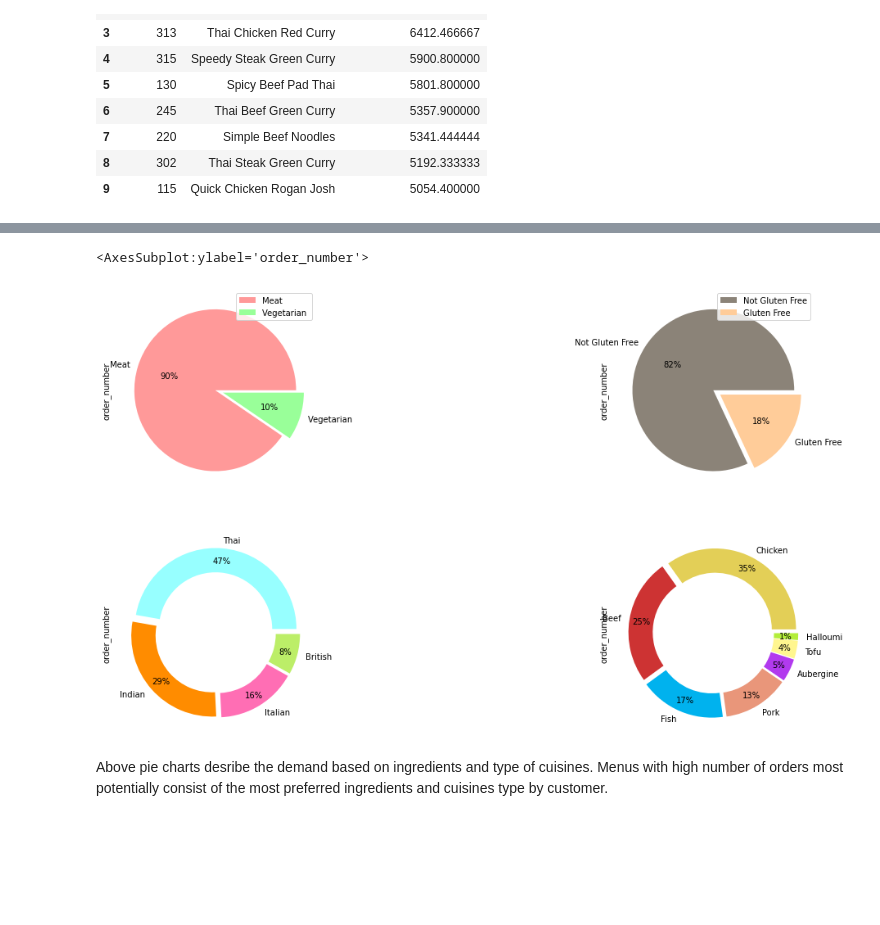
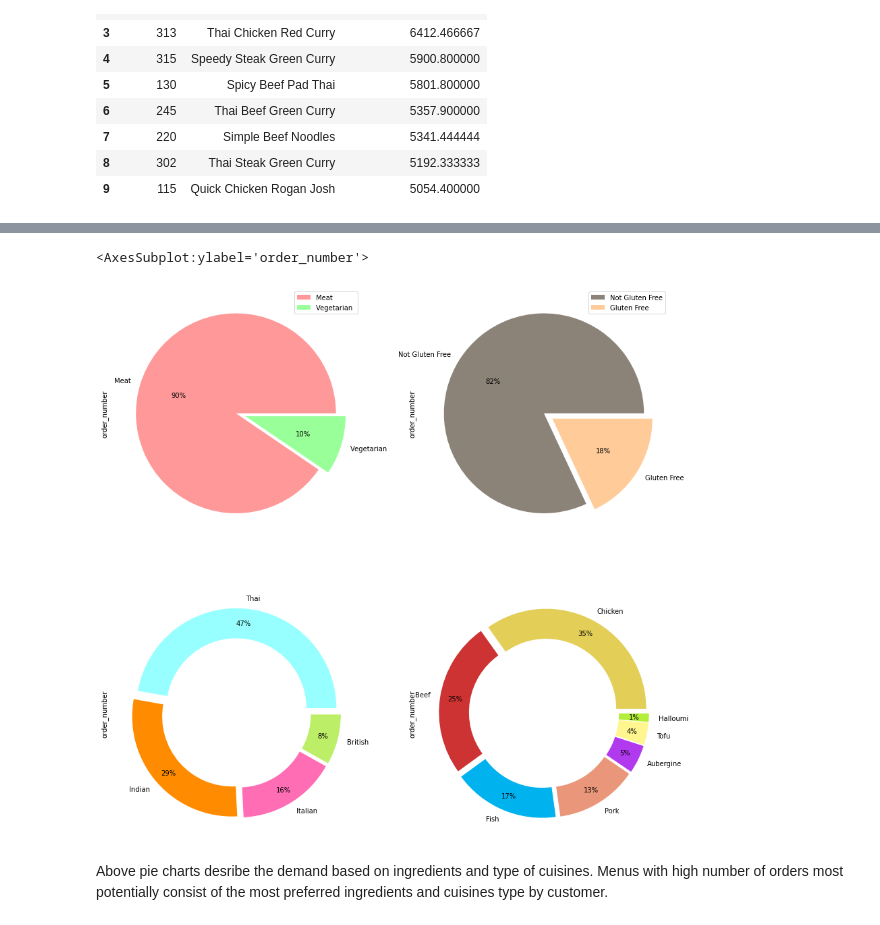
Before and after one commit to nurulsaidi/menu_analysis, a Jupyter notebook: Nurul Case Study.ipynb, the cells around one changed output, grey strips where cells are left out. Drawn from its saved outputs; the diff is of its cells as text; code cells hidden in the pictures; blank space fills up the shorter version.

```diff
--- a/Nurul Case Study.ipynb
+++ b/Nurul Case Study.ipynb
@@ -112,20 +121,20 @@ df_cuisines = pd.read_sql("SELECT B.description, SUM(value) as Order_Number FROM
 df_proteins = pd.read_sql("SELECT B.description, SUM(value) as Order_Number FROM tbl_orders_actual_wmenu A JOIN proteins B on A.protein_id = B.id GROUP BY description ORDER BY Order_Number DESC", conn)
 # %%
 # create pie chart of total orders by box type, collections, cuisines and protein.
-plt.figure(figsize=(20,10))
+plt.figure(figsize=(15,15))
 plt.tight_layout()
 # plt.subplots(2, 1, figsize=(15,15))
 ax1 = plt.subplot(221, aspect='equal')
 ax2 = plt.subplot(222, aspect='equal')
 ax3 = plt.subplot(223, aspect='equal')
 ax4 = plt.subplot(224, aspect='equal')
-df_boxtype.plot.pie(y = 'order_number', labels = df_boxtype['description'] ,ax = ax1, explode = (0, 0.1) ,autopct='%.0f%%' , colors = ['#ff9999','#99ff99'] )
+df_boxtype.plot.pie(y = 'order_number', labels = df_boxtype['description'] ,ax = ax1, explode = (0, 0.1) ,autopct='%.0f%%' , colors = ['#ff9999','#99ff99'])
 df_collections.plot.pie(y = 'order_number', labels = df_collections['description'] ,ax = ax2, explode = (0, 0.1) ,autopct='%.0f%%' , colors = ['#8B8378','#ffcc99'] )
 df_cuisines.plot.pie(y = 'order_number', labels = df_cuisines['description'] ,ax = ax3 ,wedgeprops=dict(width=.3),pctdistance=0.85,explode = (0.05,0.05,0.05,0.05),colors = ['#97FFFF','#FF8C00','#FF6EB4','#BCEE68'], autopct='%.0f%%' , legend=False)
 df_proteins.plot.pie(y = 'order_number', labels = df_proteins['description'] ,ax = ax4 ,wedgeprops=dict(width=.3),pctdistance=0.85,explode = (0.05,0.05,0.05,0.05,0.05,0.05,0.05),colors = ['#E3CF57','#CD3333','#00B2EE','#E9967A','#B23AEE','#FFF68F','#B3EE3A'], autopct='%.0f%%', legend=False )
 # %% [output]
 <AxesSubplot:ylabel='order_number'>
-[figure, old version]
+[figure, new version]
 # %% [markdown]
 Above pie charts desribe the demand based on ingredients and type of cuisines. Menus with high number of orders most potentially consist of the most preferred ingredients and cuisines type by customer.
 # %% [markdown]
```
Also changed, not shown: parts of 15 cells of this notebook, 4 other files.
